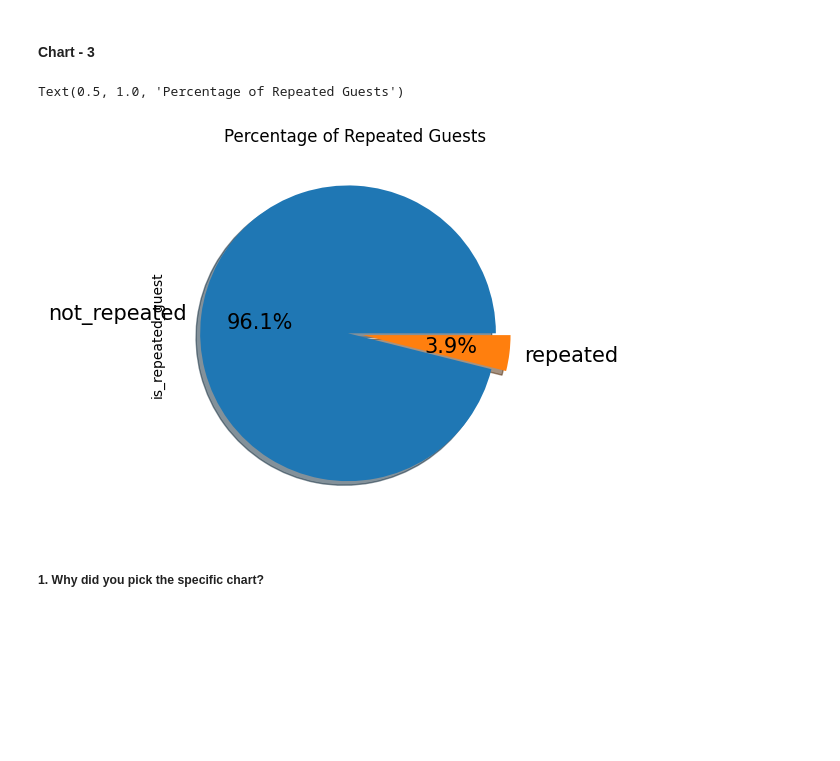
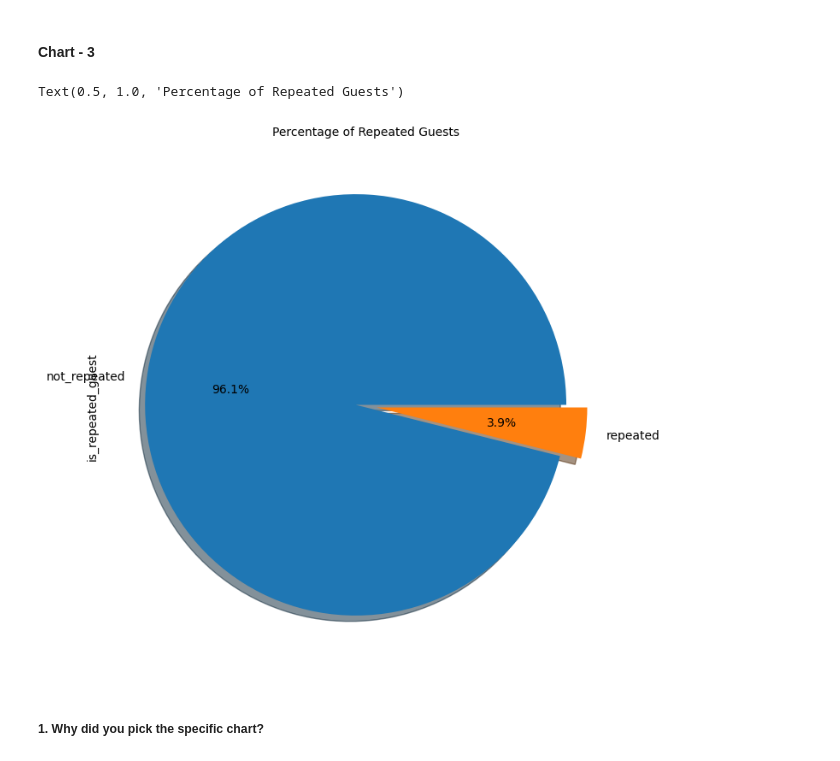
Before and after one commit to lovbundela240/Eda-_Hotel_booking_anaylsis, a Jupyter notebook: EDA_Hotel_Booking_Analysis.ipynb, the cells around one changed output. Cells and saved outputs as stored; diff of their text form; code cells hidden in the pictures; blank space fills up the shorter version.

```diff
--- a/EDA_Hotel_Booking_Analysis.ipynb
+++ b/EDA_Hotel_Booking_Analysis.ipynb
@@ -623,11 +623,11 @@ Solution: We can check the reason of cancellation of a booking & need to get thi
 # %%
 # Chart - 3 visualization code
 
-hotel_booking_analysis_df['is_repeated_guest'].value_counts().plot.pie(explode=[0.05, 0.05], autopct='%1.1f%%', shadow = True, fontsize=15)
-plt.title('Percentage of Repeated Guests')
+hotel_booking_analysis_df['is_repeated_guest'].value_counts().plot.pie(explode=[0.05, 0.05], autopct='%1.1f%%', shadow = True,figsize=(10,8), fontsize=10)
+plt.title('Percentage of Repeated Guests', fontsize=10)
 # %% [output]
 Text(0.5, 1.0, 'Percentage of Repeated Guests')
-[figure, old version]
+[figure, new version]
 # %% [markdown]
 ##### **1. Why did you pick the specific chart?**
 # %% [markdown]
```
Also changed, not shown: parts of 18 cells of this notebook.
